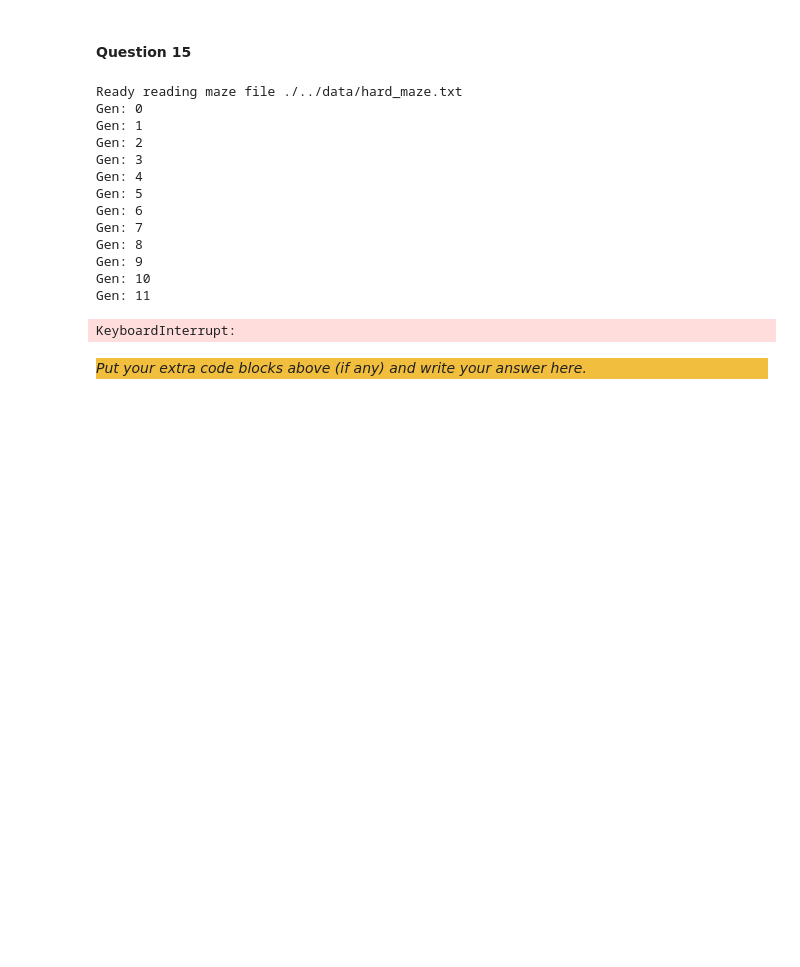
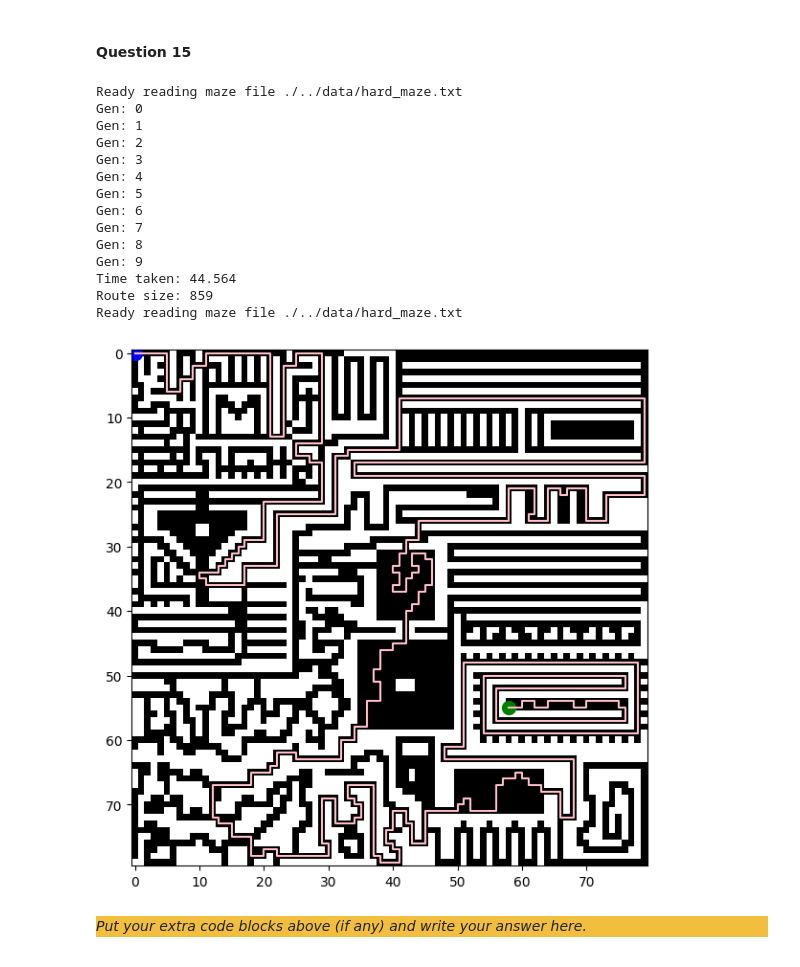
Before and after one commit to CtrlandAlt/IC_Project2, a Jupyter notebook: src/Main.ipynb, the cells around one changed output. Drawn from its saved outputs; the diff is of its cells as text; code cells hidden in the pictures; blank space fills up the shorter version.

```diff
--- a/src/Main.ipynb
+++ b/src/Main.ipynb
@@ -786,23 +756,24 @@ class IntelligentAnt:
 
         return route
 # %%
-shortest_route = trainAnts(20, 14, 1000, 0.7, "hard", True)
+shortest_route = trainAnts(10, 10, 1000, 0.1, "hard", True)
 visualizeAnts(shortest_route, "hard")
 # %% [output]
 Ready reading maze file ./../data/hard_maze.txt
 Gen: 0
 Gen: 1
 Gen: 2
 Gen: 3
 Gen: 4
 Gen: 5
 Gen: 6
 Gen: 7
 Gen: 8
 Gen: 9
-Gen: 10
-Gen: 11
+Time taken: 44.564
+Route size: 859
+Ready reading maze file ./../data/hard_maze.txt
-KeyboardInterrupt:
+[figure, added]
 # %% [markdown]
 <div style="background-color:#f1be3e">
 
```
Also changed, not shown: parts of 17 cells of this notebook, 4 other files.
